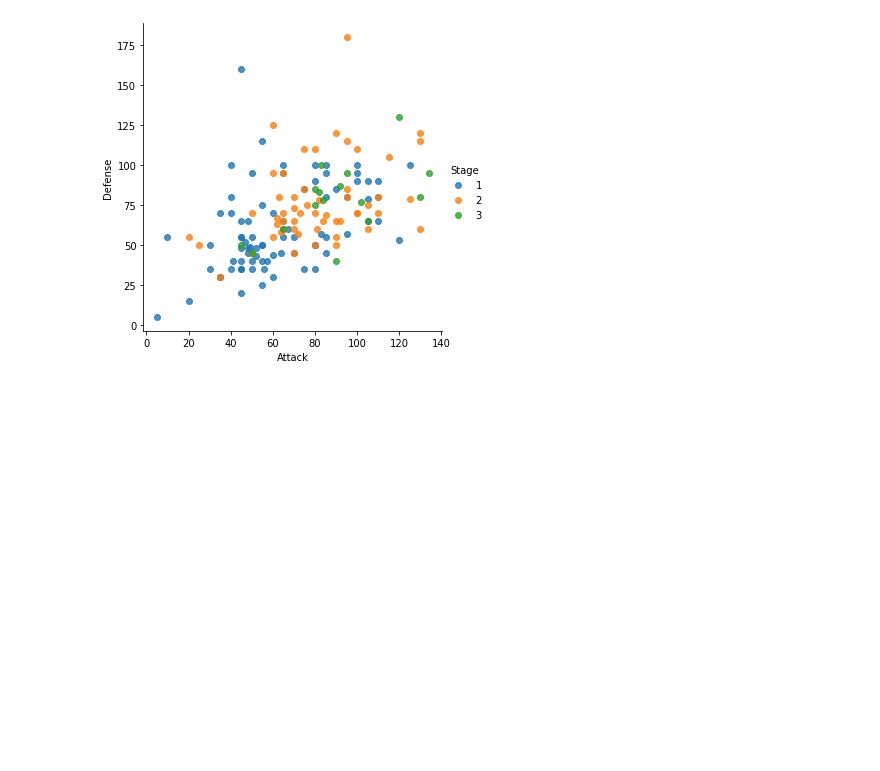
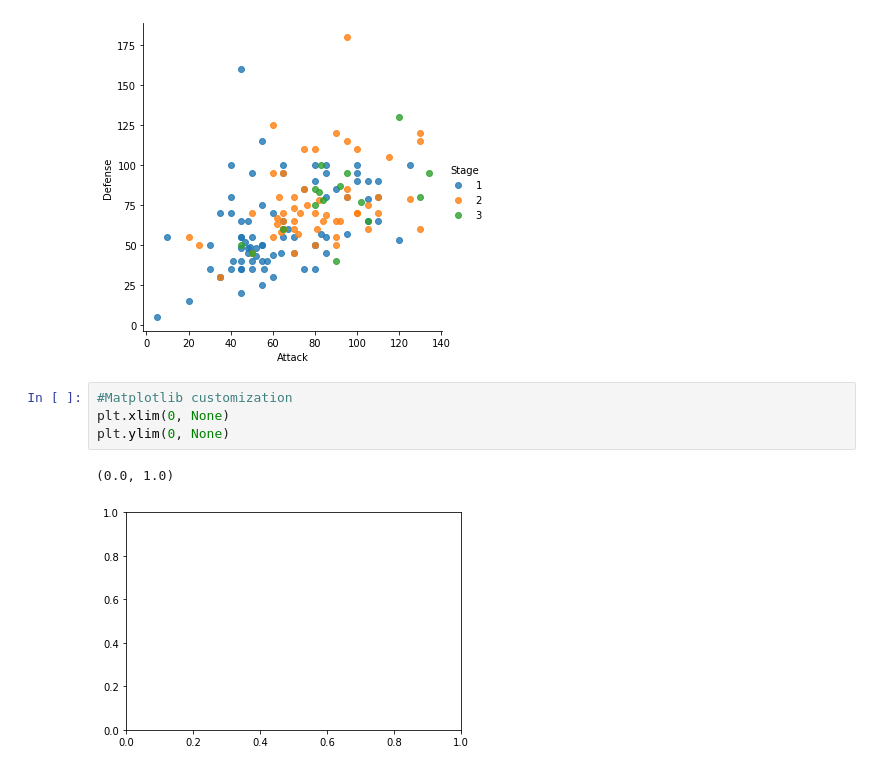
Before and after one commit to liyaSileshi/appstore-tutorial-ds, a Jupyter notebook: notebooks/pokemon_EDA.ipynb, the cells around one changed output. Saved outputs shown, nothing was run; the diff lists cells and outputs as text; blank space fills up the shorter version.

```diff
--- a/notebooks/pokemon_EDA.ipynb
+++ b/notebooks/pokemon_EDA.ipynb
@@ -40,3 +40,10 @@ sns.lmplot(x="Attack", y="Defense", data=df, fit_reg=False, hue='Stage')
 # %% [output]
 <seaborn.axisgrid.FacetGrid at 0x...>
 [figure]
+# %%
+#Matplotlib customization
+plt.xlim(0, None)
+plt.ylim(0, None)
+# %% [output]
+(0.0, 1.0)
+[figure, added]
```
Also changed, not shown: parts of 15 cells of this notebook, 2 other files.
